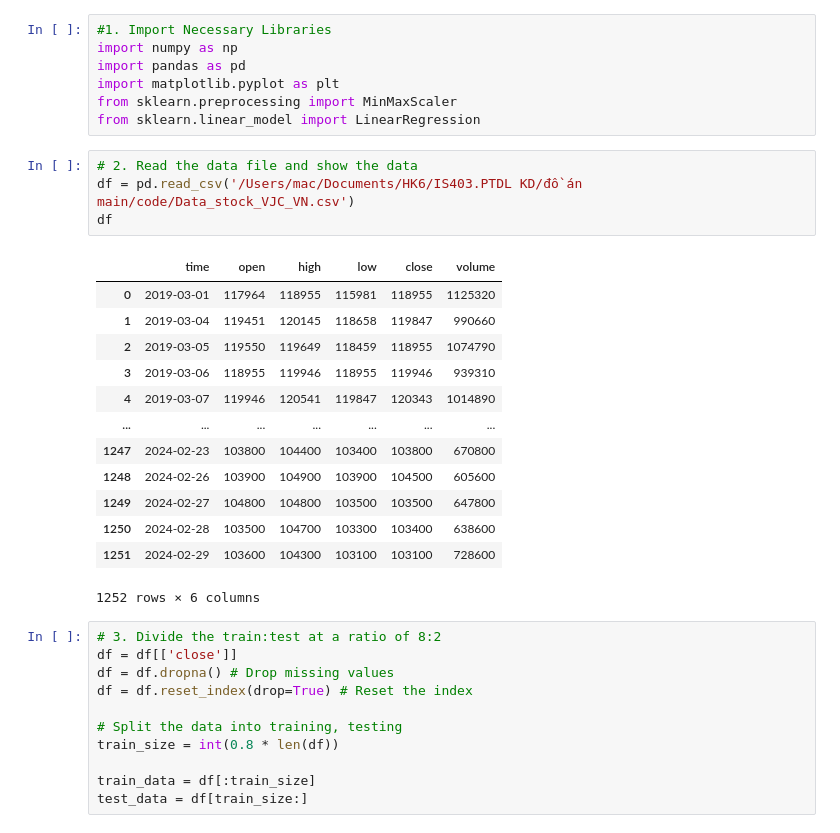
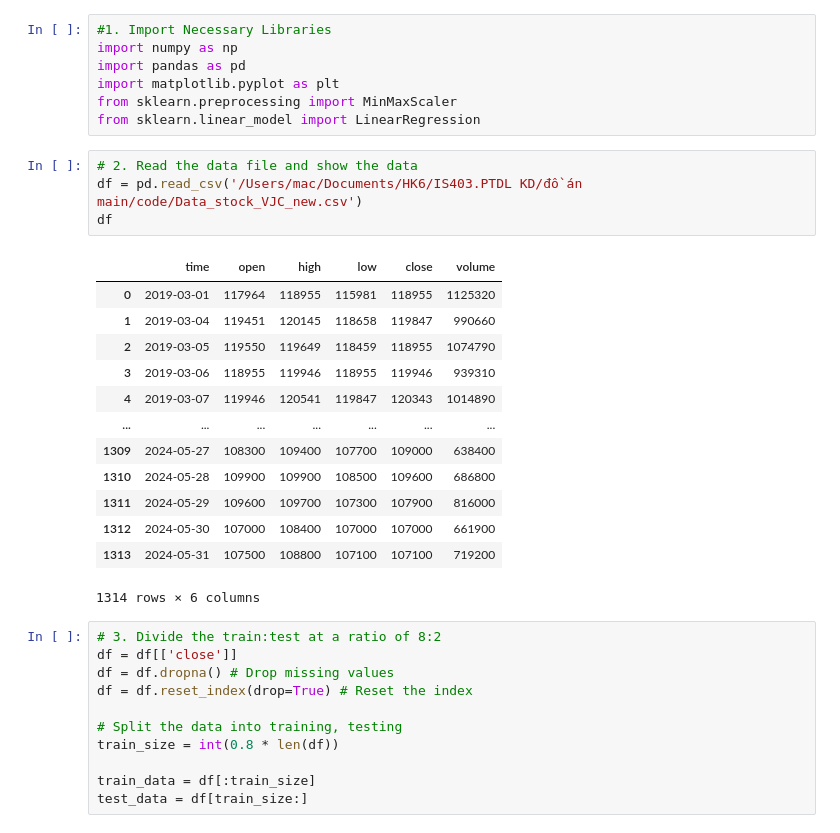
Before and after one commit to thaingocdung186/IS403_O22_HTCL_16, a Jupyter notebook: 3. Model/Linear Regression/LinearRegression_VJC_82.ipynb, the cells around one changed output. Drawn from its saved outputs; the diff is of its cells as text.

```diff
--- a/3. Model/Linear Regression/LinearRegression_VJC_82.ipynb
+++ b/3. Model/Linear Regression/LinearRegression_VJC_82.ipynb
@@ -7,22 +7,22 @@ from sklearn.preprocessing import MinMaxScaler
 from sklearn.linear_model import LinearRegression
 # %%
 # 2. Read the data file and show the data
-df = pd.read_csv('/Users/mac/Documents/HK6/IS403.PTDL KD/đồ án main/code/Data_stock_VJC_VN.csv')
+df = pd.read_csv('/Users/mac/Documents/HK6/IS403.PTDL KD/đồ án main/code/Data_stock_VJC_new.csv')
 df
 # %% [output]
 |  | time | open | high | low | close | volume |
 | 0 | 2019-03-01 | 117964 | 118955 | 115981 | 118955 | 1125320 |
 | 1 | 2019-03-04 | 119451 | 120145 | 118658 | 119847 | 990660 |
 | 2 | 2019-03-05 | 119550 | 119649 | 118459 | 118955 | 1074790 |
 | 3 | 2019-03-06 | 118955 | 119946 | 118955 | 119946 | 939310 |
 | 4 | 2019-03-07 | 119946 | 120541 | 119847 | 120343 | 1014890 |
 | ... | ... | ... | ... | ... | ... | ... |
-| 1247 | 2024-02-23 | 103800 | 104400 | 103400 | 103800 | 670800 |
-| 1248 | 2024-02-26 | 103900 | 104900 | 103900 | 104500 | 605600 |
-| 1249 | 2024-02-27 | 104800 | 104800 | 103500 | 103500 | 647800 |
-| 1250 | 2024-02-28 | 103500 | 104700 | 103300 | 103400 | 638600 |
-| 1251 | 2024-02-29 | 103600 | 104300 | 103100 | 103100 | 728600 |
+| 1309 | 2024-05-27 | 108300 | 109400 | 107700 | 109000 | 638400 |
+| 1310 | 2024-05-28 | 109900 | 109900 | 108500 | 109600 | 686800 |
+| 1311 | 2024-05-29 | 109600 | 109700 | 107300 | 107900 | 816000 |
+| 1312 | 2024-05-30 | 107000 | 108400 | 107000 | 107000 | 661900 |
+| 1313 | 2024-05-31 | 107500 | 108800 | 107100 | 107100 | 719200 |
-1252 rows × 6 columns
+1314 rows × 6 columns
 # %%
 # 3. Divide the train:test at a ratio of 8:2
 df = df[['close']]
```
Also changed, not shown: parts of 3 cells of this notebook, 7 other files.
